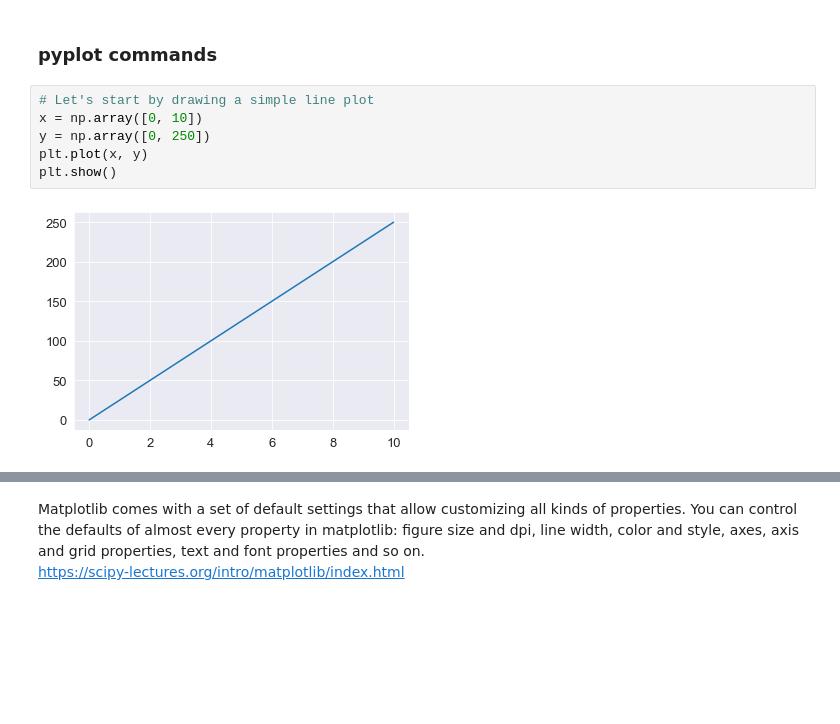
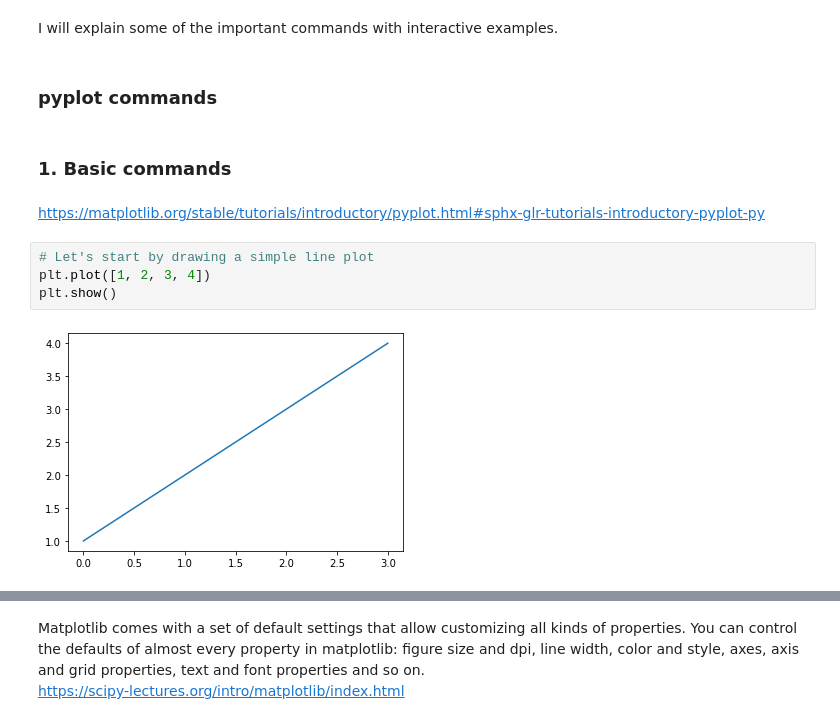
Before and after one commit to Michelleoc/fundamentals-of-data-analysis-assessment, a Jupyter notebook: pyplot.ipynb, the cells around one changed output, grey strips where cells are left out. Cells and saved outputs as stored; diff of their text form; blank space fills up the shorter version.

Commit message:
plot types and pyplot commands

```diff
--- a/pyplot.ipynb
+++ b/pyplot.ipynb
@@ -36,10 +57,14 @@ import pandas as pd
+# %% [markdown]
+I will explain some of the important commands with interactive examples.
 # %% [markdown]
 ###  pyplot commands
-# %%
-# Let's start by drawing a simple line plot
-x = np.array([0, 10])
-y = np.array([0, 250])
-plt.plot(x, y)
-plt.show()
-# %% [output]
-[figure, removed]
+# %% [markdown]
+### 1. Basic commands
+# %% [markdown]
+https://matplotlib.org/stable/tutorials/introductory/pyplot.html#sphx-glr-tutorials-introductory-pyplot-py
+# %%
+# Let's start by drawing a simple line plot
+plt.plot([1, 2, 3, 4])
+plt.show()
+# %% [output]
+[figure, added]
```
Also changed, not shown: parts of 41 cells of this notebook, 4 other files.
